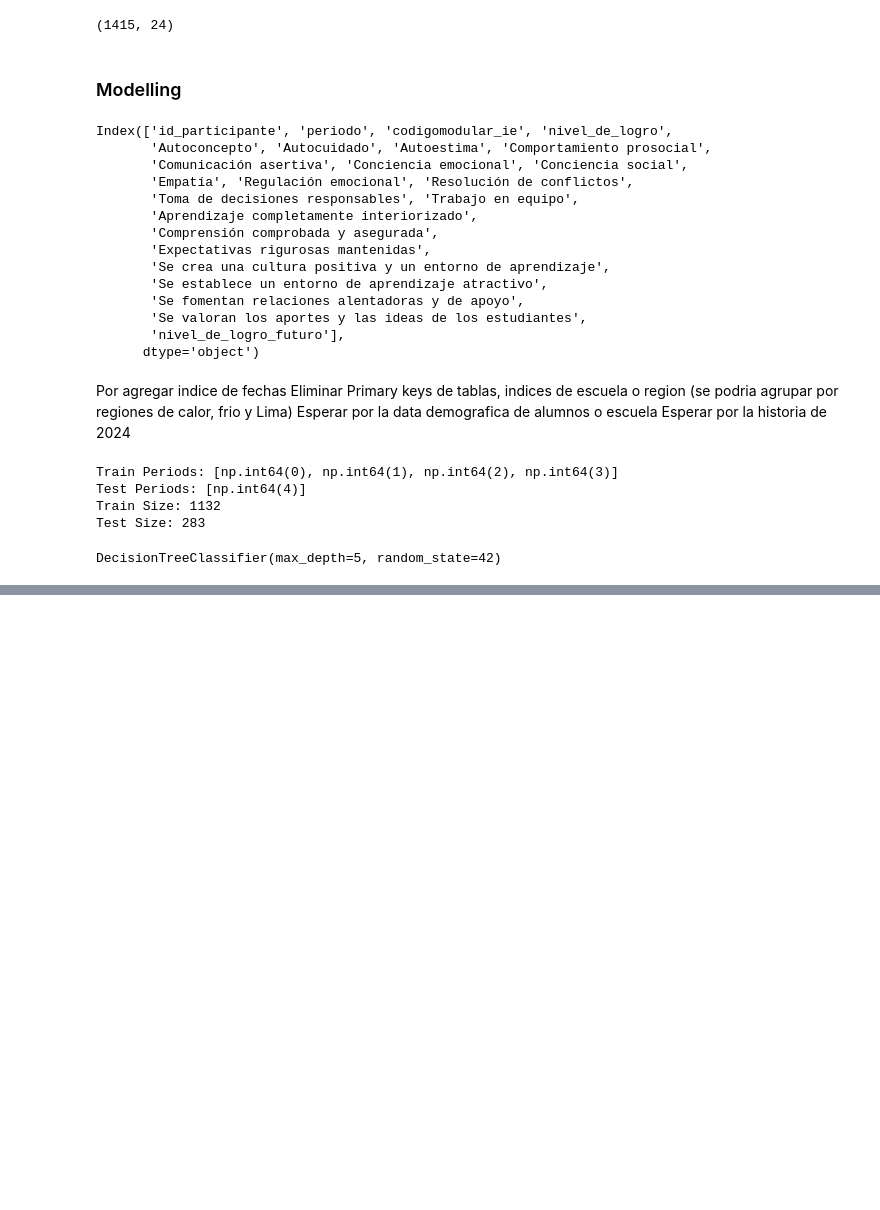
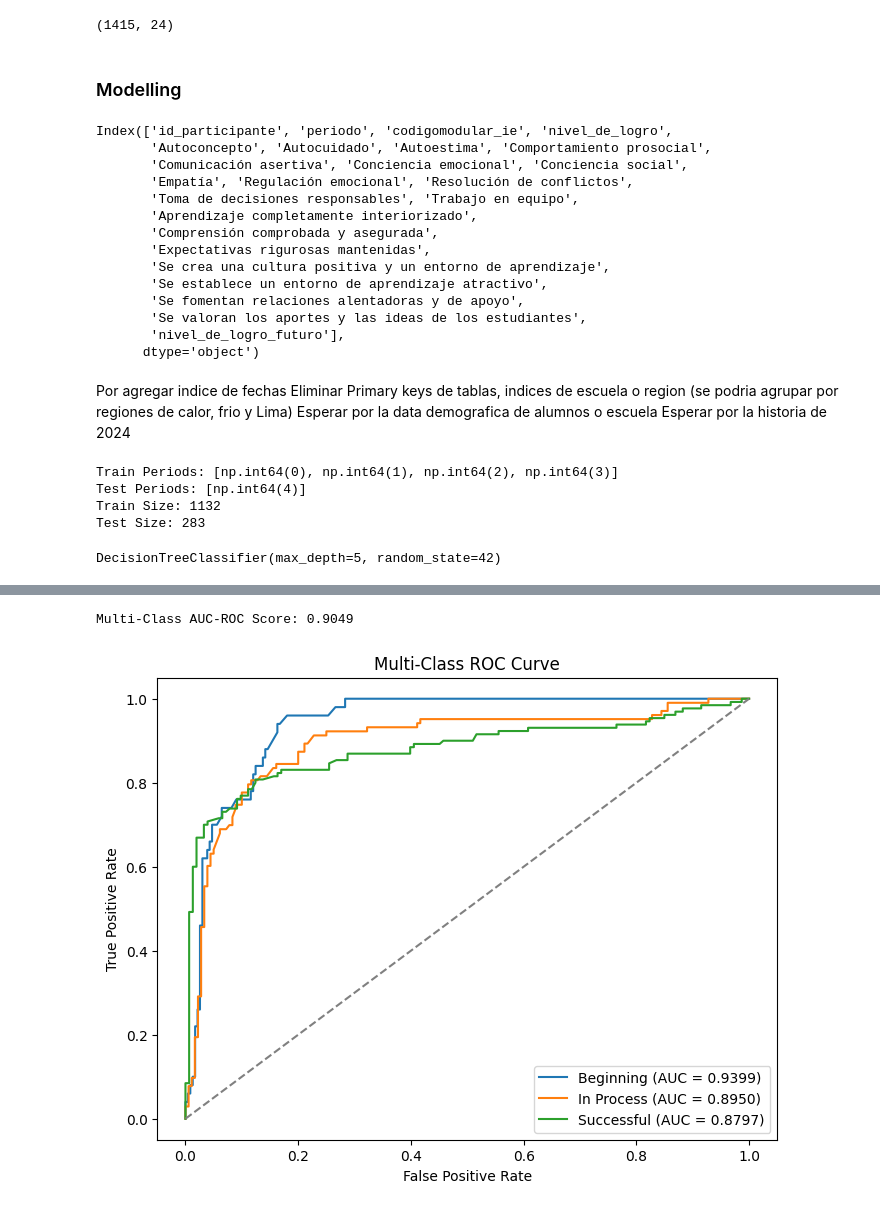
Before and after one commit to Raxcsu/breit-project, a Jupyter notebook: notebook/main.ipynb, the cells around one changed output, grey strips where cells are left out. Drawn from its saved outputs; the diff is of its cells as text; code cells hidden in the pictures; blank space fills up the shorter version.

```diff
--- a/notebook/main.ipynb
+++ b/notebook/main.ipynb
@@ -1068,0 +1071,43 @@ weighted avg       0.91      0.89      0.89       283
+# %%
+from sklearn.preprocessing import label_binarize
+from sklearn.metrics import roc_auc_score, roc_curve
+import matplotlib.pyplot as plt
+
+# Define the unique class labels
+classes = [0, 1, 2]  # Adjust based on your actual class labels
+
+# Convert multi-class labels into binary format (One-vs-Rest)
+y_test_binarized = label_binarize(y_test, classes=classes)
+
+# Get predicted probabilities for all classes
+y_probs_multi = xgb_model.predict_proba(X_test)  # Shape (n_samples, n_classes)
+
+# Compute AUC for each class
+auc_scores = roc_auc_score(y_test_binarized, y_probs_multi, average="macro", multi_class="ovr")
+print(f"Multi-Class AUC-ROC Score: {auc_scores:.4f}")
+# %% [output]
+Multi-Class AUC-ROC Score: 0.9049
+# %%
+# Define class name mappings
+class_labels = {0: "Beginning", 1: "In Process", 2: "Successful"}
+
+# Compute ROC curve for each class
+plt.figure(figsize=(8, 6))
+
+for i, class_label in enumerate(classes):
+    fpr, tpr, _ = roc_curve(y_test_binarized[:, i], y_probs_multi[:, i])
+    auc_score = roc_auc_score(y_test_binarized[:, i], y_probs_multi[:, i])
+
+    # Use mapped class names in the legend
+    plt.plot(fpr, tpr, label=f'{class_labels[class_label]} (AUC = {auc_score:.4f})')
+
+# Plot diagonal line (random model)
+plt.plot([0, 1], [0, 1], linestyle='--', color='gray')
+
+plt.xlabel('False Positive Rate')
+plt.ylabel('True Positive Rate')
+plt.title('Multi-Class ROC Curve')
+plt.legend()
+plt.show()
+# %% [output]
+[figure, added]
```
Also changed, not shown: parts of 8 cells of this notebook, 1 other file.
